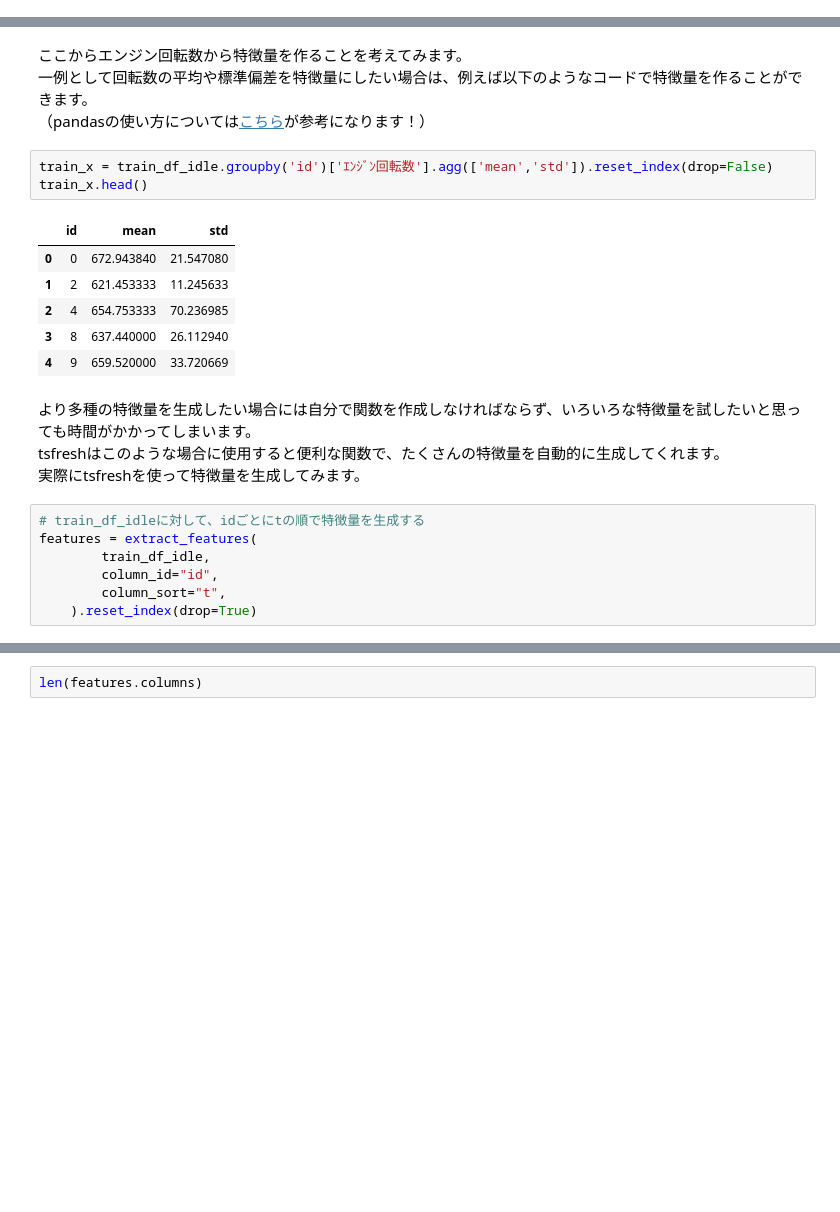
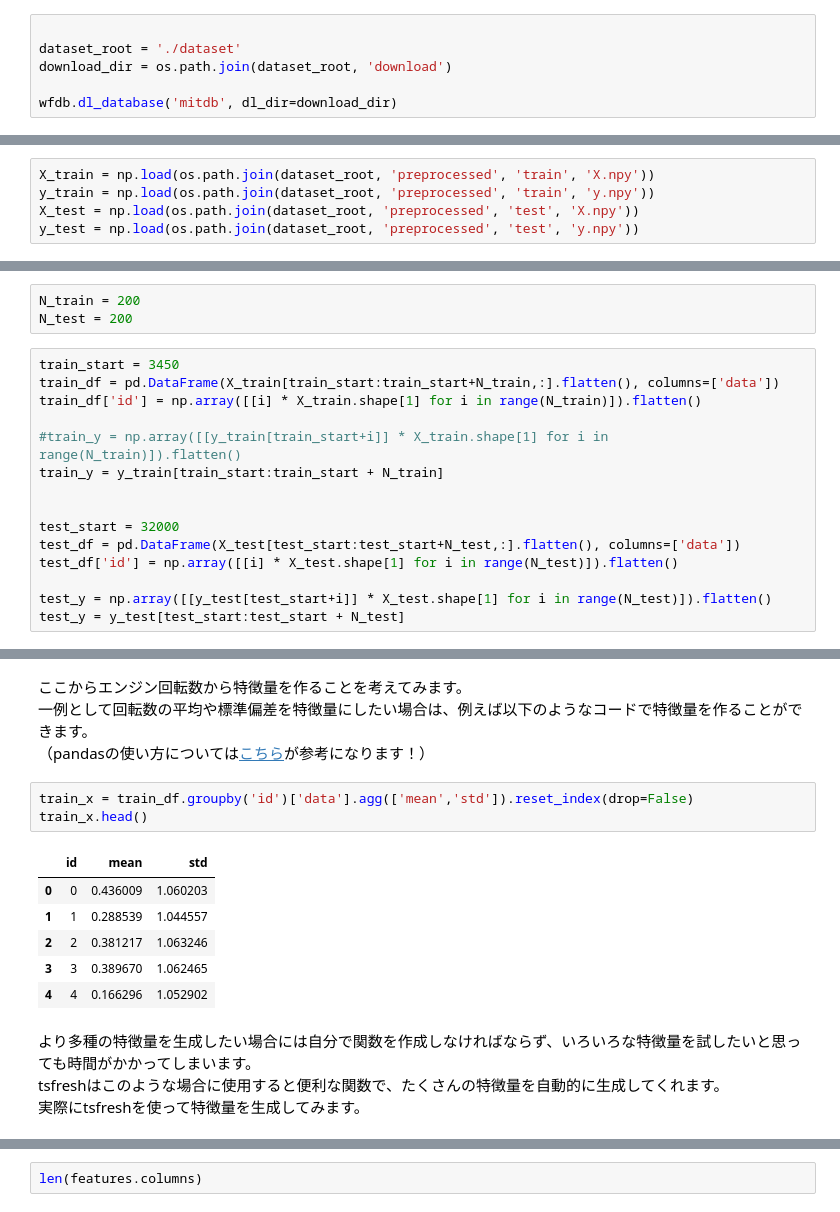
Before and after one commit to niwashing/tsfresh-sample, a Jupyter notebook: tsfresh-sample.ipynb, the cells around one changed output, grey strips where cells are left out. Cells and saved outputs as stored; diff of their text form; blank space fills up the shorter version.

```diff
--- a/tsfresh-sample.ipynb
+++ b/tsfresh-sample.ipynb
@@ -98,0 +44,6 @@ test_df_idle = pd.concat(
+# %%
+
+dataset_root = './dataset'
+download_dir = os.path.join(dataset_root, 'download')
+
+wfdb.dl_database('mitdb', dl_dir=download_dir)
@@ -98,0 +177,5 @@ test_df_idle = pd.concat(
+# %%
+X_train = np.load(os.path.join(dataset_root, 'preprocessed', 'train', 'X.npy'))
+y_train = np.load(os.path.join(dataset_root, 'preprocessed', 'train', 'y.npy'))
+X_test = np.load(os.path.join(dataset_root, 'preprocessed', 'test', 'X.npy'))
+y_test = np.load(os.path.join(dataset_root, 'preprocessed', 'test', 'y.npy'))
@@ -99,3 +185,21 @@ test_df_idle = pd.concat(
+# %%
+N_train = 200
+N_test = 200
+# %%
+train_start = 3450
+train_df = pd.DataFrame(X_train[train_start:train_start+N_train,:].flatten(), columns=['data'])
+train_df['id'] = np.array([[i] * X_train.shape[1] for i in range(N_train)]).flatten()
+
+#train_y = np.array([[y_train[train_start+i]] * X_train.shape[1] for i in range(N_train)]).flatten()
+train_y = y_train[train_start:train_start + N_train]
+
+
+test_start = 32000
+test_df = pd.DataFrame(X_test[test_start:test_start+N_test,:].flatten(), columns=['data'])
+test_df['id'] = np.array([[i] * X_test.shape[1] for i in range(N_test)]).flatten()
+
+test_y = np.array([[y_test[test_start+i]] * X_test.shape[1] for i in range(N_test)]).flatten()
+test_y = y_test[test_start:test_start + N_test]
 # %% [markdown]
 ## 特徴量の生成
 # %% [markdown]
@@ -103,23 +207,16 @@ test_df_idle = pd.concat(
 一例として回転数の平均や標準偏差を特徴量にしたい場合は、例えば以下のようなコードで特徴量を作ることができます。
 （pandasの使い方については[こちら](https://github.com/The-Japan-DataScientist-Society/100knocks-preprocess)が参考になります！）
 # %%
-train_x = train_df_idle.groupby('id')['ｴﾝｼﾞﾝ回転数'].agg(['mean','std']).reset_index(drop=False)
+train_x = train_df.groupby('id')['data'].agg(['mean','std']).reset_index(drop=False)
 train_x.head()
 # %% [output]
 |  | id | mean | std |
-| 0 | 0 | 672.943840 | 21.547080 |
-| 1 | 2 | 621.453333 | 11.245633 |
-| 2 | 4 | 654.753333 | 70.236985 |
-| 3 | 8 | 637.440000 | 26.112940 |
-| 4 | 9 | 659.520000 | 33.720669 |
+| 0 | 0 | 0.436009 | 1.060203 |
+| 1 | 1 | 0.288539 | 1.044557 |
+| 2 | 2 | 0.381217 | 1.063246 |
+| 3 | 3 | 0.389670 | 1.062465 |
+| 4 | 4 | 0.166296 | 1.052902 |
 # %% [markdown]
 より多種の特徴量を生成したい場合には自分で関数を作成しなければならず、いろいろな特徴量を試したいと思っても時間がかかってしまいます。
 tsfreshはこのような場合に使用すると便利な関数で、たくさんの特徴量を自動的に生成してくれます。
 実際にtsfreshを使って特徴量を生成してみます。
-# %%
-# train_df_idleに対して、idごとにtの順で特徴量を生成する
-features = extract_features(
-        train_df_idle,
-        column_id="id",
-        column_sort="t",
-    ).reset_index(drop=True)
```
Also changed, not shown: parts of 35 cells of this notebook, 1 other file.
